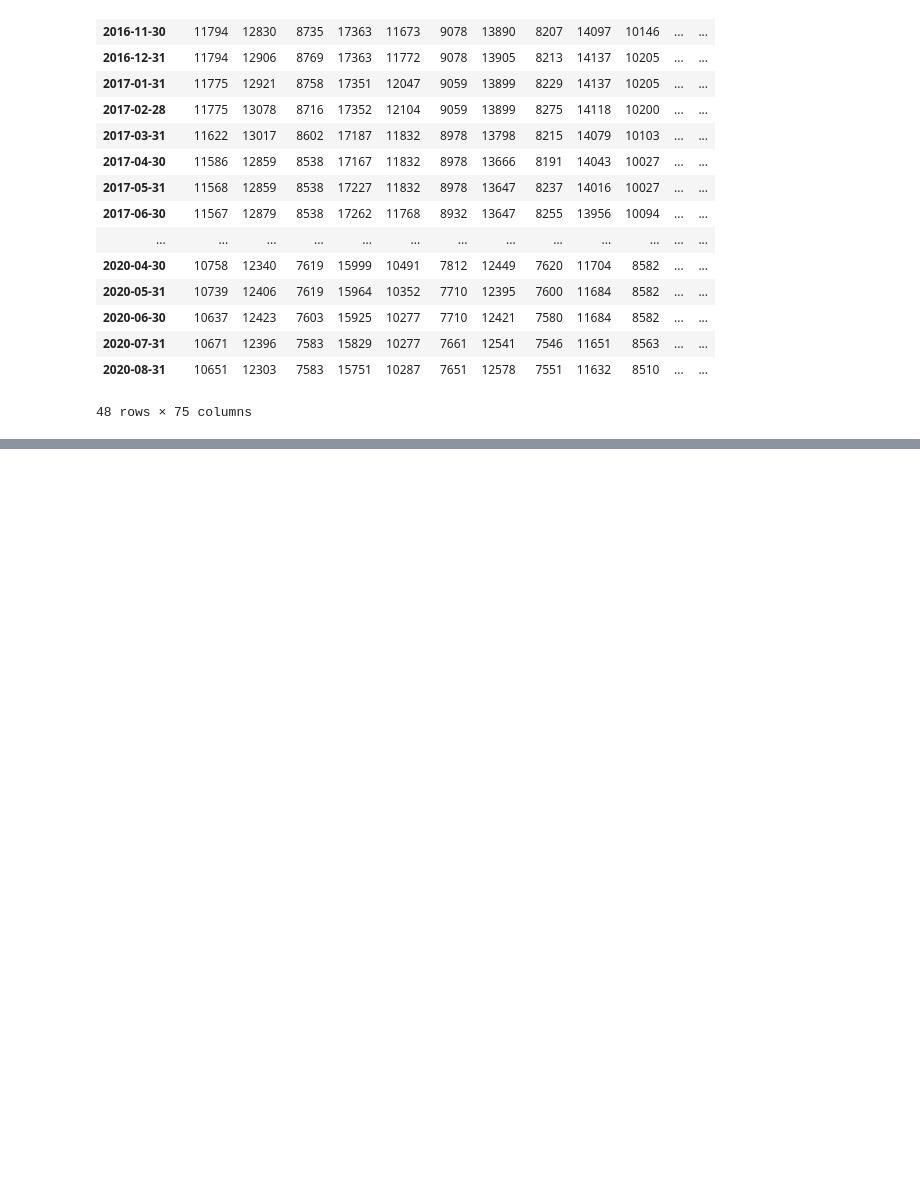
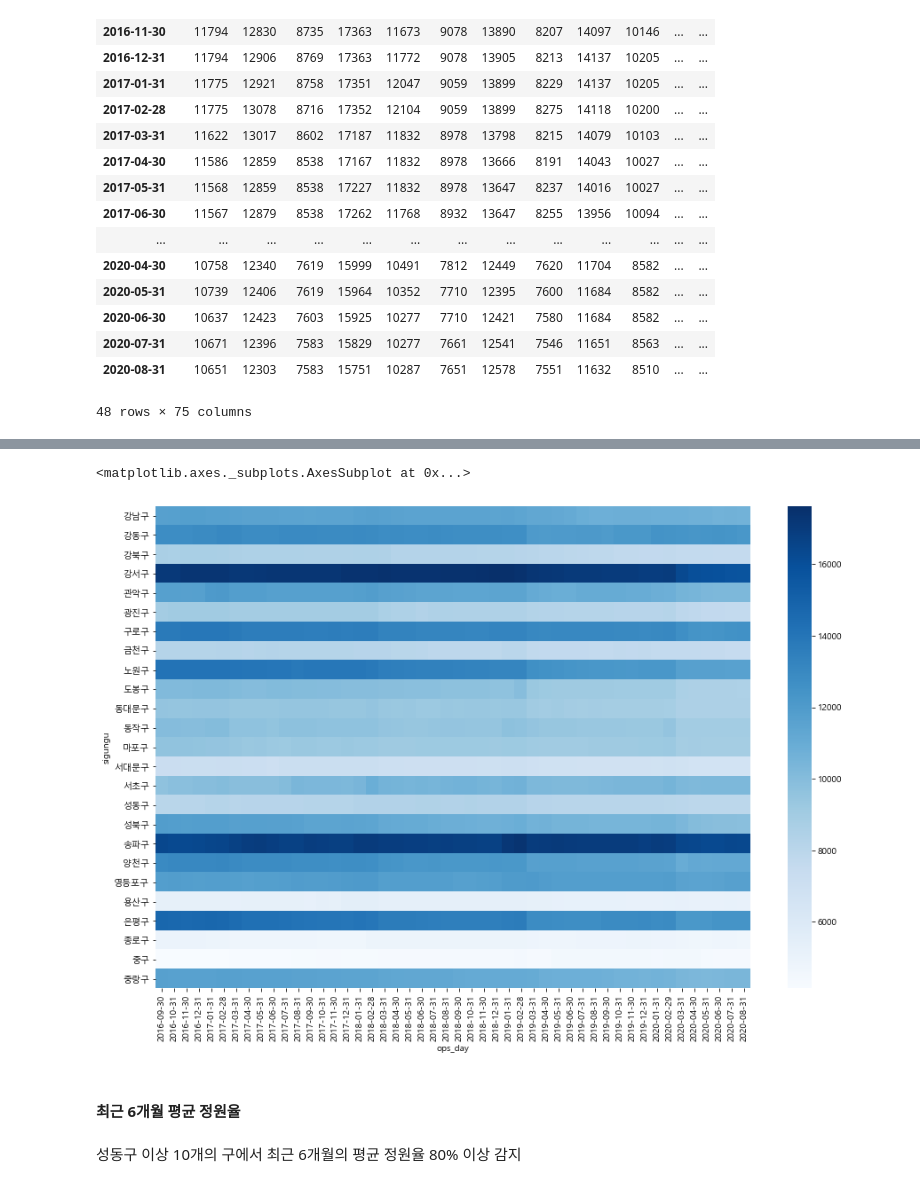
Before and after one commit to Jungsan005/Bigdata-Class, a Jupyter notebook: datasets/유치원db_참고/4_유치원db_열기.ipynb, the cells around one changed output, grey strips where cells are left out. Saved outputs shown, nothing was run; the diff lists cells and outputs as text; code cells hidden in the pictures; blank space fills up the shorter version.

```diff
--- a/datasets/유치원db_참고/4_유치원db_열기.ipynb
+++ b/datasets/유치원db_참고/4_유치원db_열기.ipynb
@@ -75,0 +95,10 @@ df_gu2['cap_ratio','마포구'].plot()
+# %%
+plt.figure(figsize=(15,10))
+sns.heatmap(df_gu2['no_capa'].T,cmap='Blues')
+# %% [output]
+<matplotlib.axes._subplots.AxesSubplot at 0x...>
+[figure, added]
+# %% [markdown]
+#### 최근 6개월 평균 정원율
+# %% [markdown]
+성동구 이상 10개의 구에서 최근 6개월의 평균 정원율 80% 이상 감지
```
Also changed, not shown: parts of 13 cells of this notebook.
